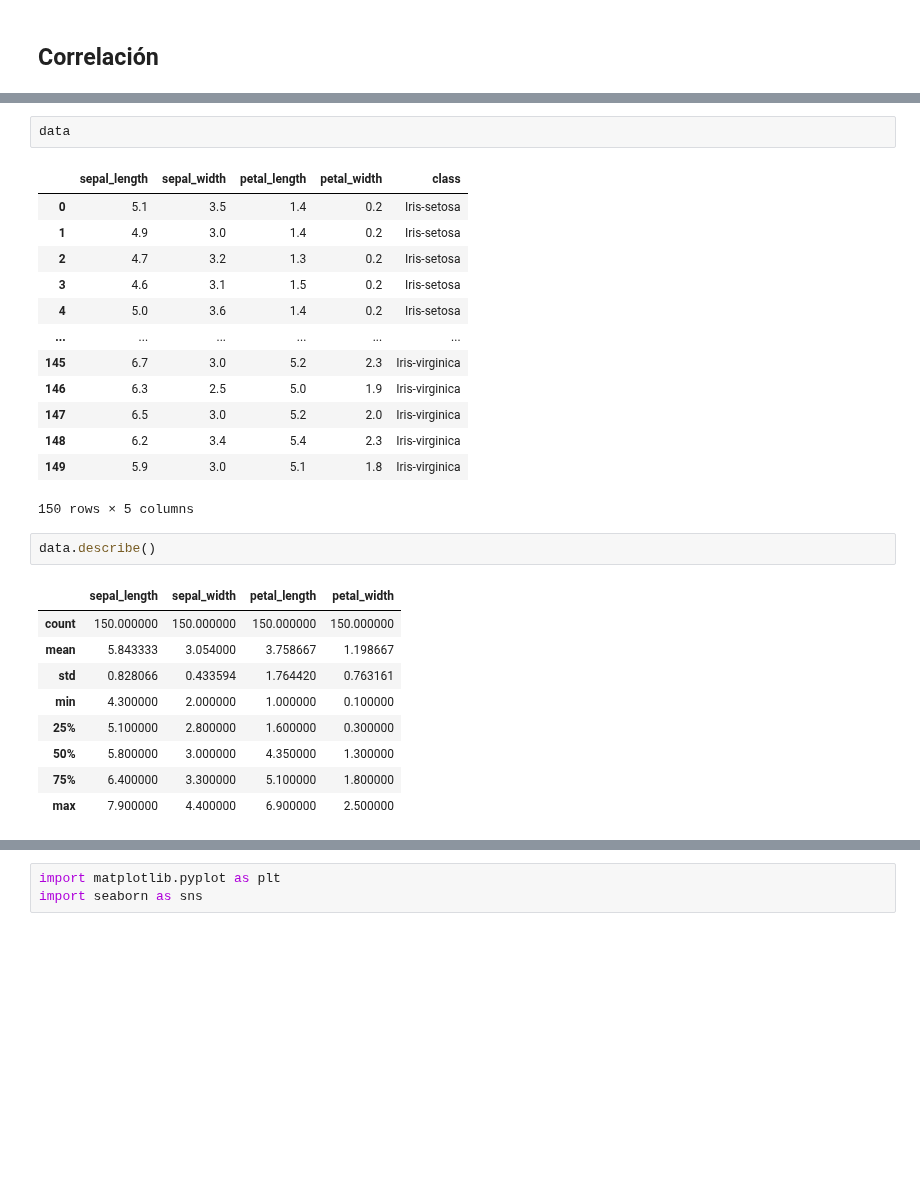
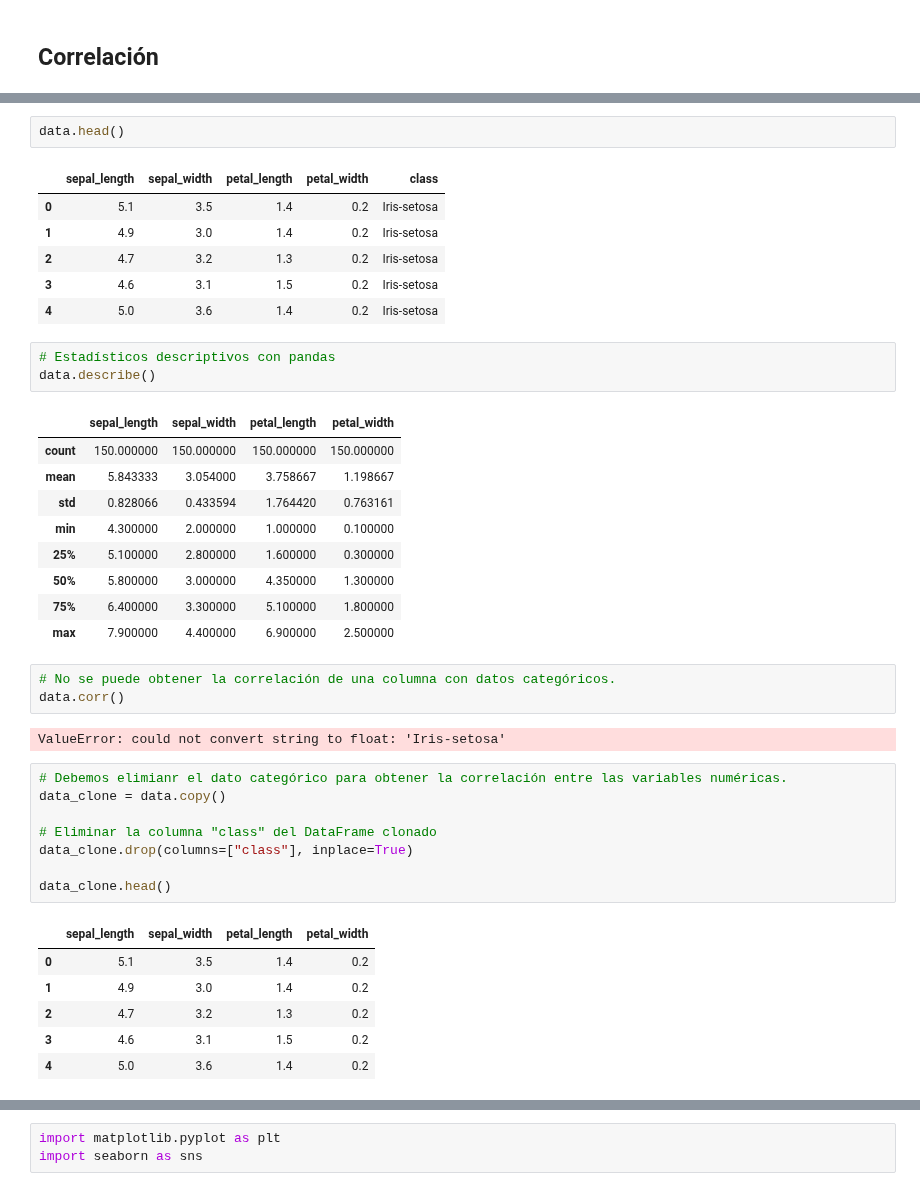
Before and after one commit to jgomezz/cpe_ciencia_datos_python, a Jupyter notebook: mod2_estadistica_y_visualizacion/semana_02_statistic.ipynb, the cells around one changed output, grey strips where cells are left out. Drawn from its saved outputs; the diff is of its cells as text; blank space fills up the shorter version.

```diff
--- a/mod2_estadistica_y_visualizacion/semana_02_statistic.ipynb
+++ b/mod2_estadistica_y_visualizacion/semana_02_statistic.ipynb
@@ -805,7 +805,7 @@ Intervalo de confianza al 99%: (np.float64(1.0381620711620068), np.float64(1.359
 # %% [markdown]
 <img src="imagenes/tipos-correlacion.png" width="500">
 # %%
-data
+data.head()
 # %% [output]
 |  | sepal_length | sepal_width | petal_length | petal_width | class |
 | 0 | 5.1 | 3.5 | 1.4 | 0.2 | Iris-setosa |
@@ -813,14 +813,8 @@ data
 | 2 | 4.7 | 3.2 | 1.3 | 0.2 | Iris-setosa |
 | 3 | 4.6 | 3.1 | 1.5 | 0.2 | Iris-setosa |
 | 4 | 5.0 | 3.6 | 1.4 | 0.2 | Iris-setosa |
-| ... | ... | ... | ... | ... | ... |
-| 145 | 6.7 | 3.0 | 5.2 | 2.3 | Iris-virginica |
-| 146 | 6.3 | 2.5 | 5.0 | 1.9 | Iris-virginica |
-| 147 | 6.5 | 3.0 | 5.2 | 2.0 | Iris-virginica |
-| 148 | 6.2 | 3.4 | 5.4 | 2.3 | Iris-virginica |
-| 149 | 5.9 | 3.0 | 5.1 | 1.8 | Iris-virginica |
-150 rows × 5 columns
 # %%
+# Estadísticos descriptivos con pandas
 data.describe()
 # %% [output]
 |  | sepal_length | sepal_width | petal_length | petal_width |
@@ -832,4 +826,24 @@ data.describe()
 | 50% | 5.800000 | 3.000000 | 4.350000 | 1.300000 |
 | 75% | 6.400000 | 3.300000 | 5.100000 | 1.800000 |
 | max | 7.900000 | 4.400000 | 6.900000 | 2.500000 |
+# %%
+# No se puede obtener la correlación de una columna con datos categóricos.
+data.corr()
+# %% [output]
+ValueError: could not convert string to float: 'Iris-setosa'
+# %%
+# Debemos elimianr el dato categórico para obtener la correlación entre las variables numéricas.
+data_clone = data.copy()
+
+# Eliminar la columna "class" del DataFrame clonado
+data_clone.drop(columns=["class"], inplace=True)
+
+data_clone.head()
+# %% [output]
+|  | sepal_length | sepal_width | petal_length | petal_width |
+| 0 | 5.1 | 3.5 | 1.4 | 0.2 |
+| 1 | 4.9 | 3.0 | 1.4 | 0.2 |
+| 2 | 4.7 | 3.2 | 1.3 | 0.2 |
+| 3 | 4.6 | 3.1 | 1.5 | 0.2 |
+| 4 | 5.0 | 3.6 | 1.4 | 0.2 |
 # %%
```
Also changed, not shown: parts of 1 cell of this notebook.
